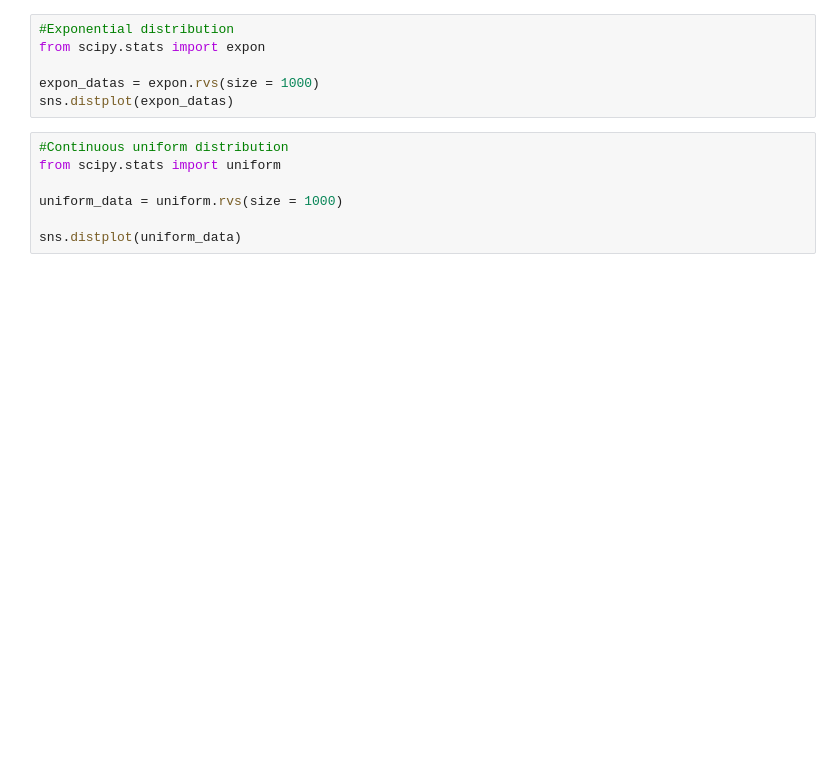
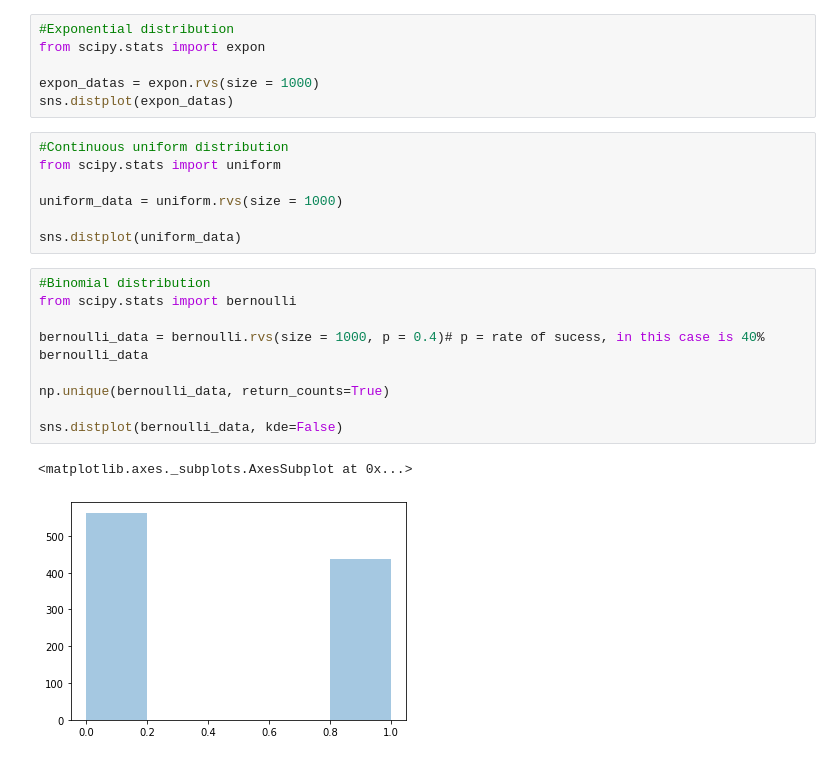
Before and after one commit to AndreyCesarVilacha/Statistic-PY, a Jupyter notebook: Fundamentals.ipynb, the cells around one changed output. Drawn from its saved outputs; the diff is of its cells as text; blank space fills up the shorter version.

Commit message:
Binomial distribution

```diff
--- a/Fundamentals.ipynb
+++ b/Fundamentals.ipynb
@@ -1002,3 +1002,16 @@ from scipy.stats import uniform
 uniform_data = uniform.rvs(size = 1000)
 
 sns.distplot(uniform_data)
+# %%
+#Binomial distribution
+from scipy.stats import bernoulli
+
+bernoulli_data = bernoulli.rvs(size = 1000, p = 0.4)# p = rate of sucess, in this case is 40%
+bernoulli_data
+
+np.unique(bernoulli_data, return_counts=True)
+
+sns.distplot(bernoulli_data, kde=False)
+# %% [output]
+<matplotlib.axes._subplots.AxesSubplot at 0x...>
+[figure, added]
```
